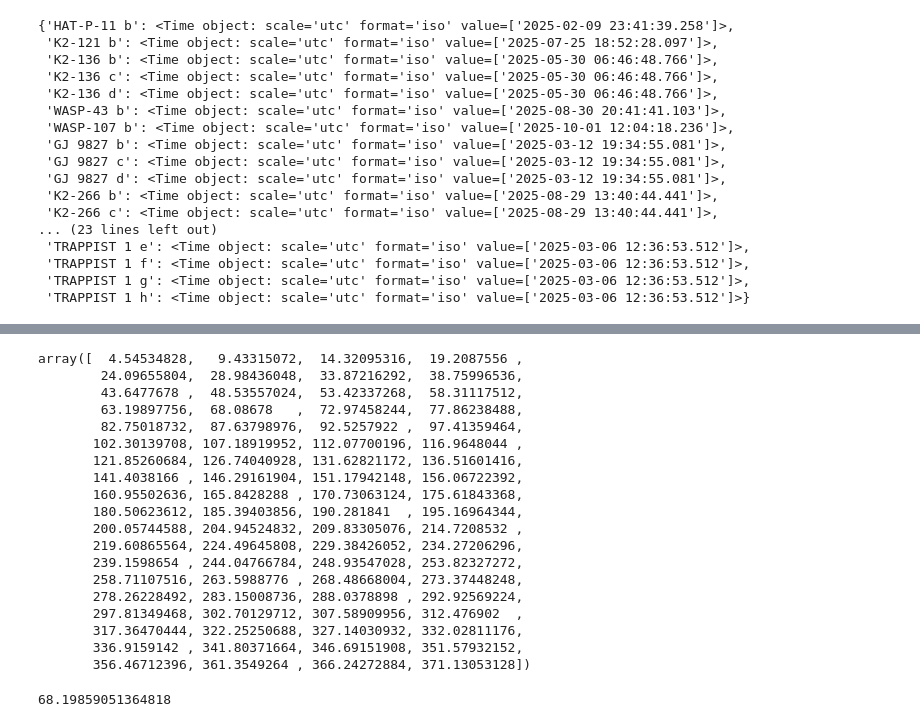
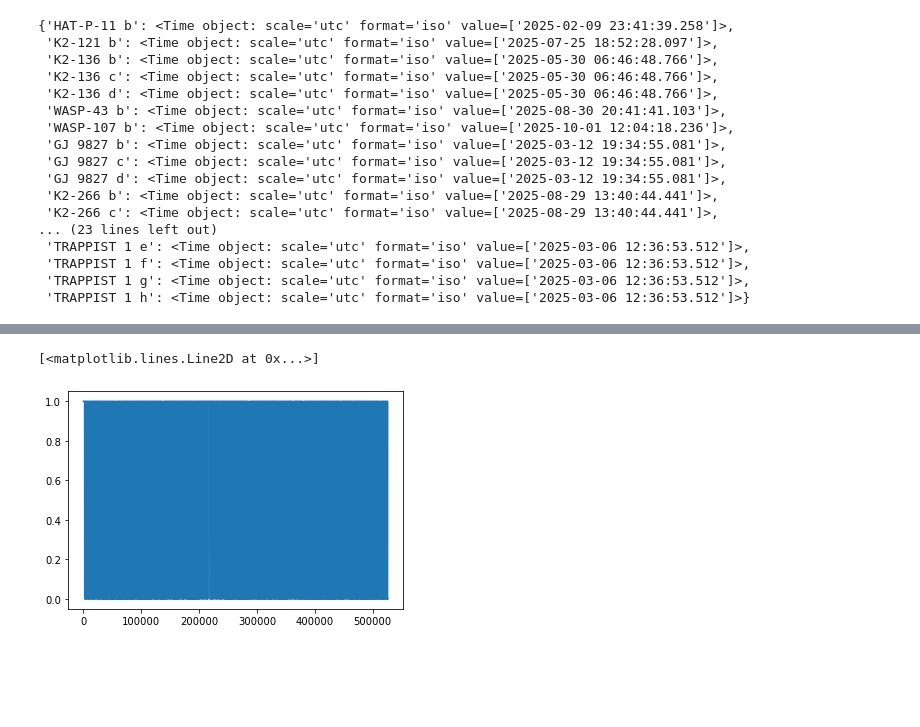
Before and after one commit to mrtommyb/Pandora_observing, a Jupyter notebook: notebooks/mock_observing_calendar.ipynb, the cells around one changed output, grey strips where cells are left out. Cells and saved outputs as stored; diff of their text form; code cells hidden in the pictures; blank space fills up the shorter version.

```diff
--- a/notebooks/mock_observing_calendar.ipynb
+++ b/notebooks/mock_observing_calendar.ipynb
@@ -137,26 +133,22 @@ array([14.32095316, 19.2087556 , 24.09655804, 28.98436048, 33.87216292,
+# %%
+minutes_in_a_year = int(365.25 * (86400/60))
+minutes_12_hours = int(60 * 12)
 # %%
-transit_times[tt].jd - Time('2025-01-01 00:00').jd
+scheduled_transit = {}
+open_times = np.ones(minutes_in_a_year, dtype=bool)
+for planet, _ in porb_sorted:
+    scheduled_transit[planet] = []
+    for tt in obs_transit_times[planet][::-1]:
+        tt_minutes = int(tt * 1440)
+        for offset in range(4*60, -4*60, -10):
+            if (np.alltrue(open_times[tt_minutes - minutes_12_hours + offset:tt_minutes + minutes_12_hours + offset])
+                and
+               (len(scheduled_transit[planet]) < 10)):
+                open_times[tt_minutes - minutes_12_hours + offset:tt_minutes + minutes_12_hours + offset] = False
+                scheduled_transit[planet].append(tt + (offset/1440.))
+                break
-# %% [output]
-array([  4.54534828,   9.43315072,  14.32095316,  19.2087556 ,
-        24.09655804,  28.98436048,  33.87216292,  38.75996536,
-        43.6477678 ,  48.53557024,  53.42337268,  58.31117512,
-        63.19897756,  68.08678   ,  72.97458244,  77.86238488,
-        82.75018732,  87.63798976,  92.5257922 ,  97.41359464,
-       102.30139708, 107.18919952, 112.07700196, 116.9648044 ,
-       121.85260684, 126.74040928, 131.62821172, 136.51601416,
-       141.4038166 , 146.29161904, 151.17942148, 156.06722392,
-       160.95502636, 165.8428288 , 170.73063124, 175.61843368,
-       180.50623612, 185.39403856, 190.281841  , 195.16964344,
-       200.05744588, 204.94524832, 209.83305076, 214.7208532 ,
-       219.60865564, 224.49645808, 229.38426052, 234.27206296,
-       239.1598654 , 244.04766784, 248.93547028, 253.82327272,
-       258.71107516, 263.5988776 , 268.48668004, 273.37448248,
-       278.26228492, 283.15008736, 288.0378898 , 292.92569224,
-       297.81349468, 302.70129712, 307.58909956, 312.476902  ,
-       317.36470444, 322.25250688, 327.14030932, 332.02811176,
-       336.9159142 , 341.80371664, 346.69151908, 351.57932152,
-       356.46712396, 361.3549264 , 366.24272884, 371.13053128])
 # %%
-90 - np.degrees(np.arctan(18/45))
+plt.plot(open_times)
 # %% [output]
-68.19859051364818
+[<matplotlib.lines.Line2D at 0x...>]
+[figure, added]
```
Also changed, not shown: parts of 15 cells of this notebook, 4 other files.
